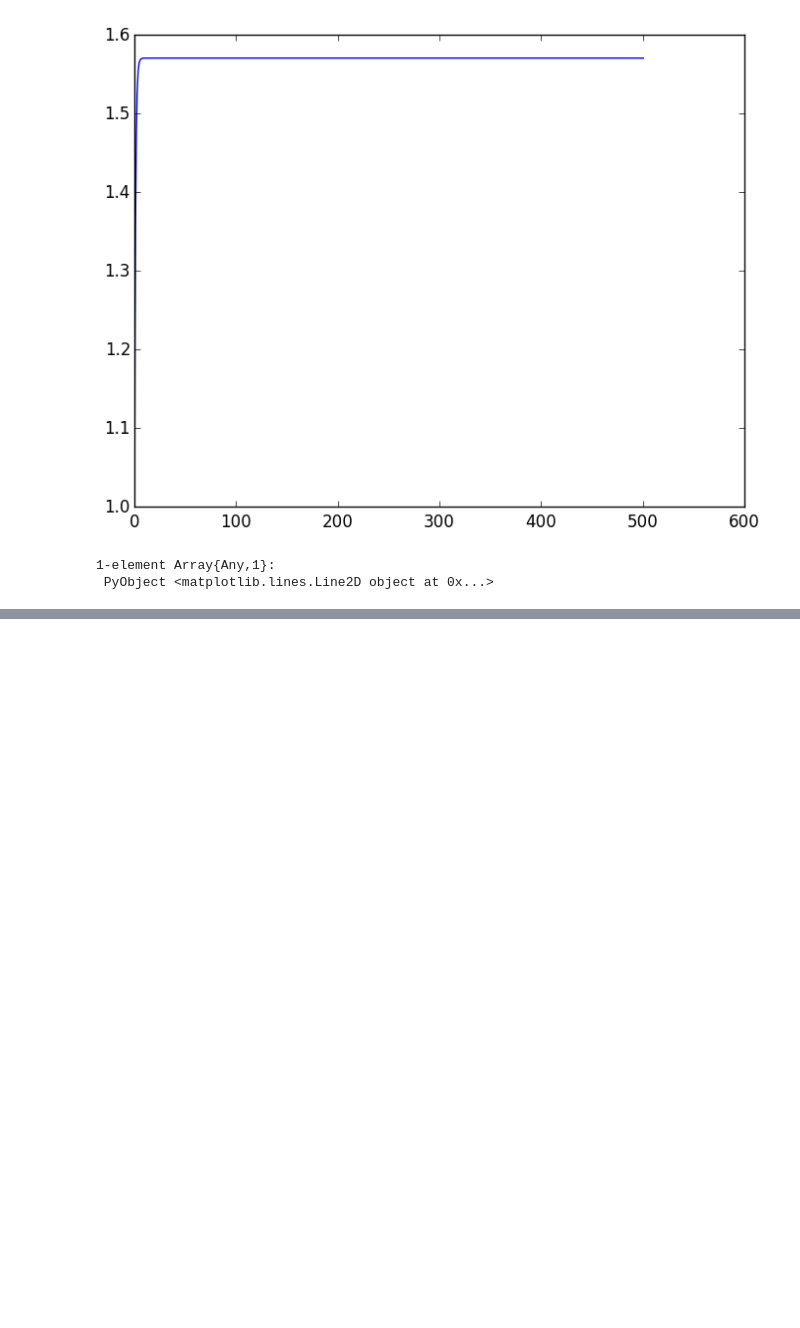
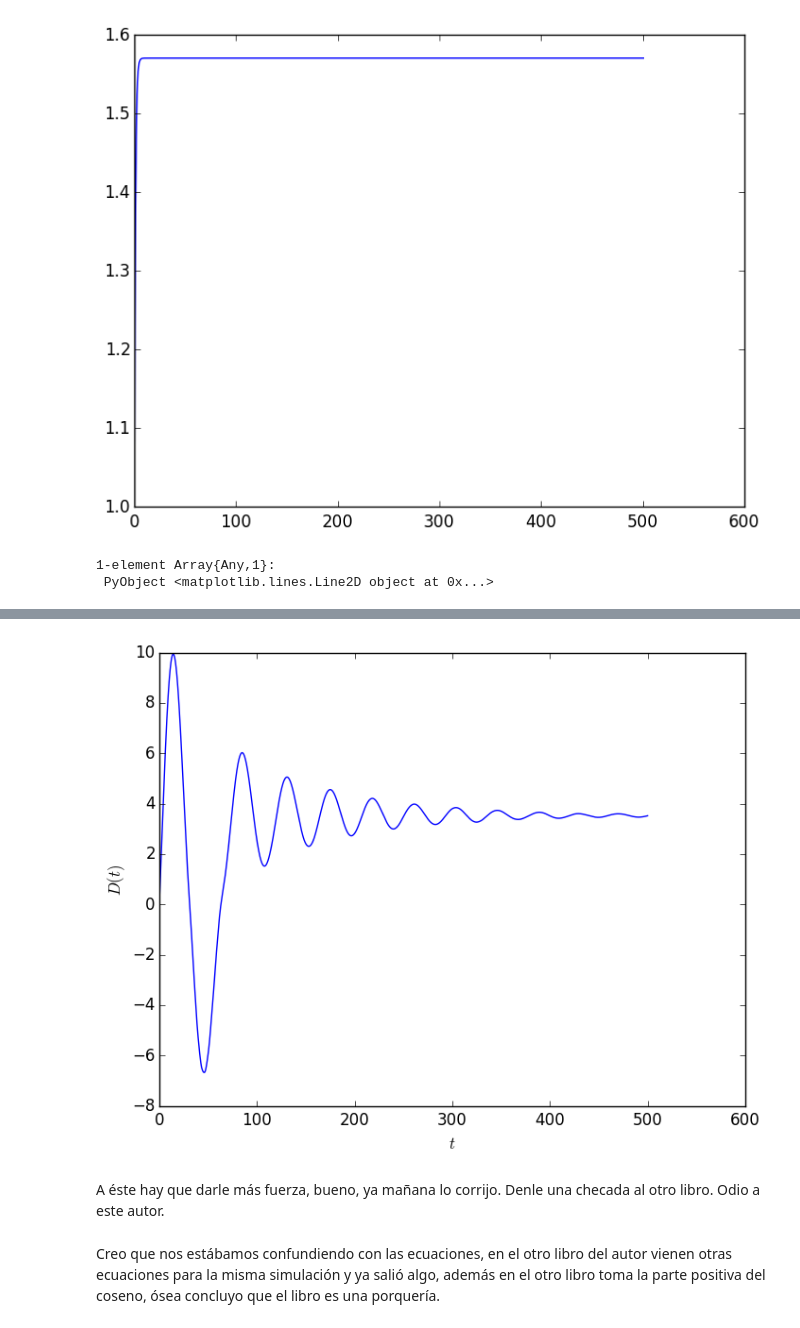
Before and after one commit to Oscarhg42/Neural-Systems, a Jupyter notebook: prueba.ipynb, the cells around one changed output, grey strips where cells are left out. Drawn from its saved outputs; the diff is of its cells as text; code cells hidden in the pictures; blank space fills up the shorter version.

```diff
--- a/prueba.ipynb
+++ b/prueba.ipynb
@@ -148,0 +255,11 @@ plot(rest,resxin)
+# %%
+plot(rest1,resϕ1)
+xlabel(L"t")
+ylabel(L"D(t)")
+legend();
+# %% [output]
+[figure, added]
+# %% [markdown]
+A éste hay que darle más fuerza, bueno, ya mañana lo corrijo. Denle una checada al otro libro. Odio a este autor.
+# %% [markdown]
+Creo que nos estábamos confundiendo con las ecuaciones, en el otro libro del autor vienen otras ecuaciones para la misma simulación y ya salió algo, además en el otro libro toma la parte positiva del coseno, ósea concluyo que el libro es una porquería.
```
Also changed, not shown: parts of 13 cells of this notebook.
